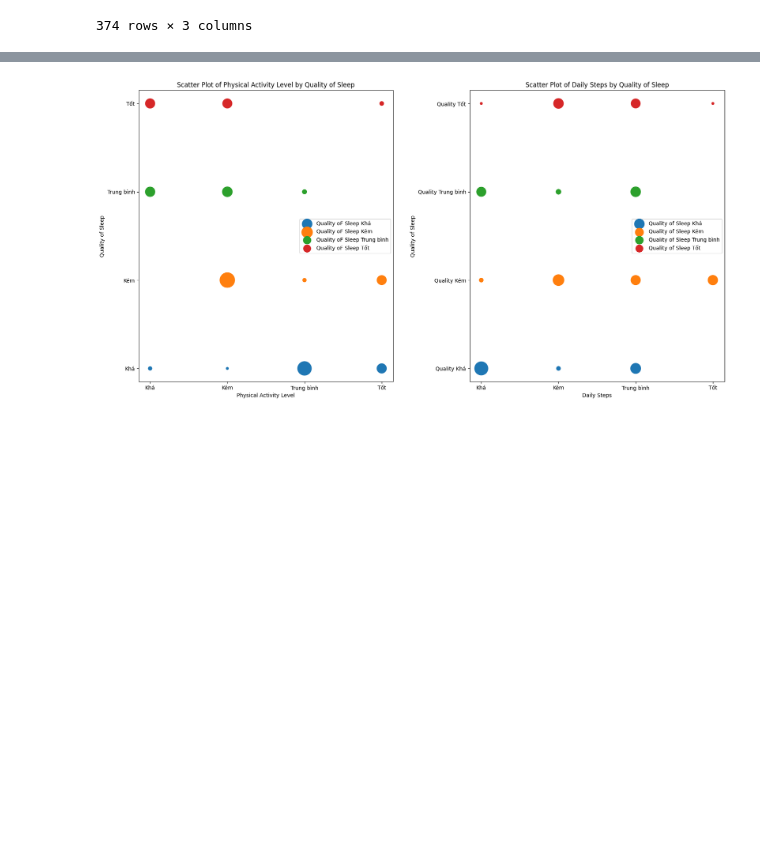
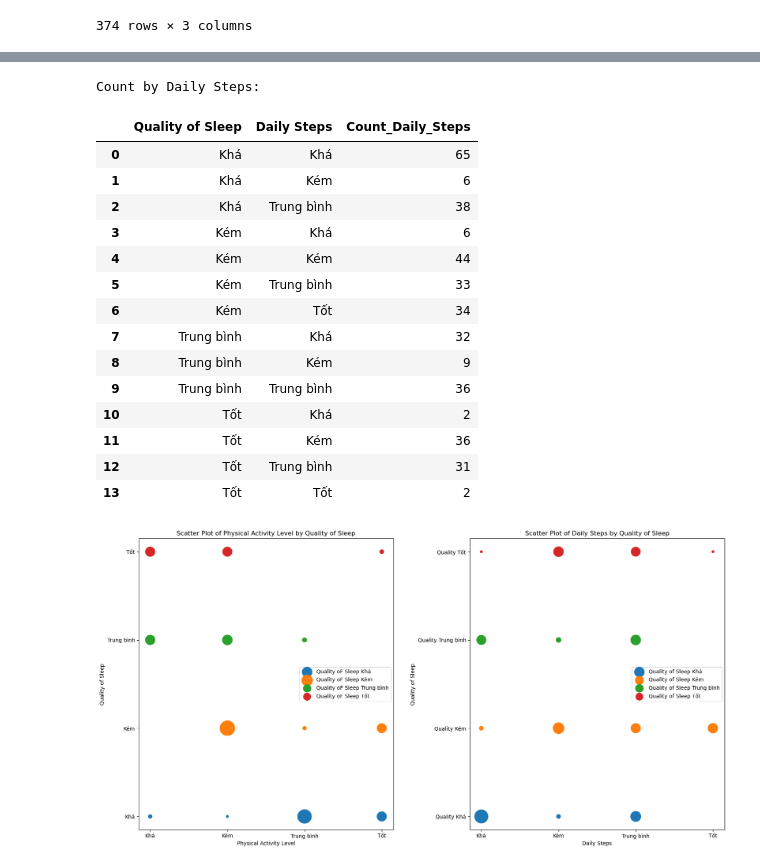
Before and after one commit to khiemnguyen812/Final_Prj_CSC17104_21KHDL1, a Jupyter notebook: Notebook.ipynb, the cells around one changed output, grey strips where cells are left out. Saved outputs shown, nothing was run; the diff lists cells and outputs as text; code cells hidden in the pictures; blank space fills up the shorter version.

```diff
--- a/Notebook.ipynb
+++ b/Notebook.ipynb
@@ -755,3 +751,23 @@ Count by Physical Activity Level:
+# %%
+print("\nCount by Daily Steps:")
+count_by_daily_steps
+# %% [output]
+Count by Daily Steps:
+|  | Quality of Sleep | Daily Steps | Count_Daily_Steps |
+| 0 | Khá | Khá | 65 |
+| 1 | Khá | Kém | 6 |
+| 2 | Khá | Trung bình | 38 |
+| 3 | Kém | Khá | 6 |
+| 4 | Kém | Kém | 44 |
+| 5 | Kém | Trung bình | 33 |
+| 6 | Kém | Tốt | 34 |
+| 7 | Trung bình | Khá | 32 |
+| 8 | Trung bình | Kém | 9 |
+| 9 | Trung bình | Trung bình | 36 |
+| 10 | Tốt | Khá | 2 |
+| 11 | Tốt | Kém | 36 |
+| 12 | Tốt | Trung bình | 31 |
+| 13 | Tốt | Tốt | 2 |
 # %%
 # Bước 4
 # Tạo figure và hai axes (subplots)
```
Also changed, not shown: parts of 10 cells of this notebook.
